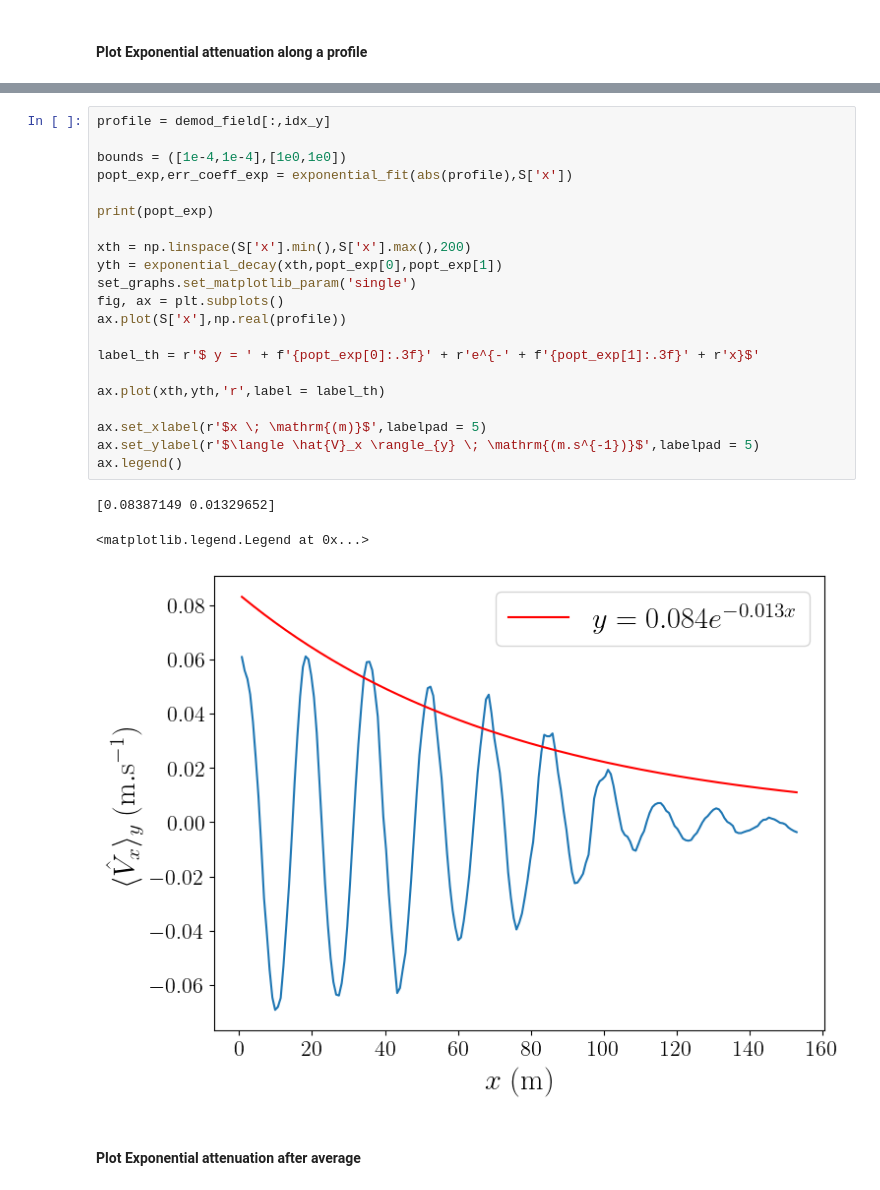
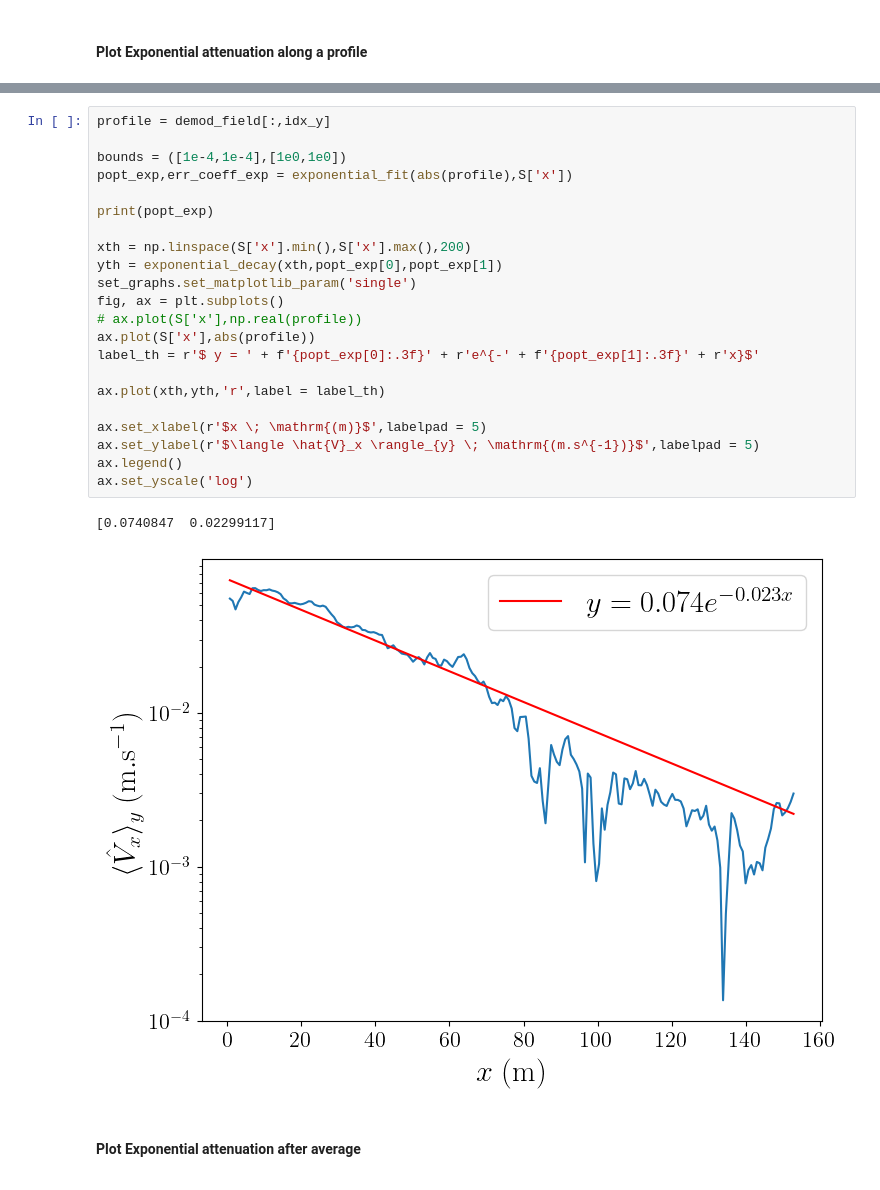
Before and after one commit to Turbotice/icewave, a Jupyter notebook: icewave/sebastien/GDR_Geofluides_2025.ipynb, the cells around one changed output, grey strips where cells are left out. Saved outputs shown, nothing was run; the diff lists cells and outputs as text.

```diff
--- a/icewave/sebastien/GDR_Geofluides_2025.ipynb
+++ b/icewave/sebastien/GDR_Geofluides_2025.ipynb
@@ -218,28 +220,28 @@ ax.axhline(S['y'][idx_y])
 # %%
 profile = demod_field[:,idx_y]
 
 bounds = ([1e-4,1e-4],[1e0,1e0])
 popt_exp,err_coeff_exp = exponential_fit(abs(profile),S['x'])
 
 print(popt_exp)
 
 xth = np.linspace(S['x'].min(),S['x'].max(),200)
 yth = exponential_decay(xth,popt_exp[0],popt_exp[1])
 set_graphs.set_matplotlib_param('single')
 fig, ax = plt.subplots()
-ax.plot(S['x'],np.real(profile))
-
+# ax.plot(S['x'],np.real(profile))
+ax.plot(S['x'],abs(profile))
 label_th = r'$ y = ' + f'{popt_exp[0]:.3f}' + r'e^{-' + f'{popt_exp[1]:.3f}' + r'x}$'
 
 ax.plot(xth,yth,'r',label = label_th)
 
 ax.set_xlabel(r'$x \; \mathrm{(m)}$',labelpad = 5)
 ax.set_ylabel(r'$\langle \hat{V}_x \rangle_{y} \; \mathrm{(m.s^{-1})}$',labelpad = 5)
 ax.legend()
+ax.set_yscale('log')
 # %% [output]
-[0.08387149 0.01329652]
+[0.0740847  0.02299117]
-<matplotlib.legend.Legend at 0x...>
-[figure, old version]
+[figure, new version]
 # %% [markdown]
 #### Plot Exponential attenuation after average
 # %%
```
Also changed, not shown: parts of 3 cells of this notebook, 3 other files.
